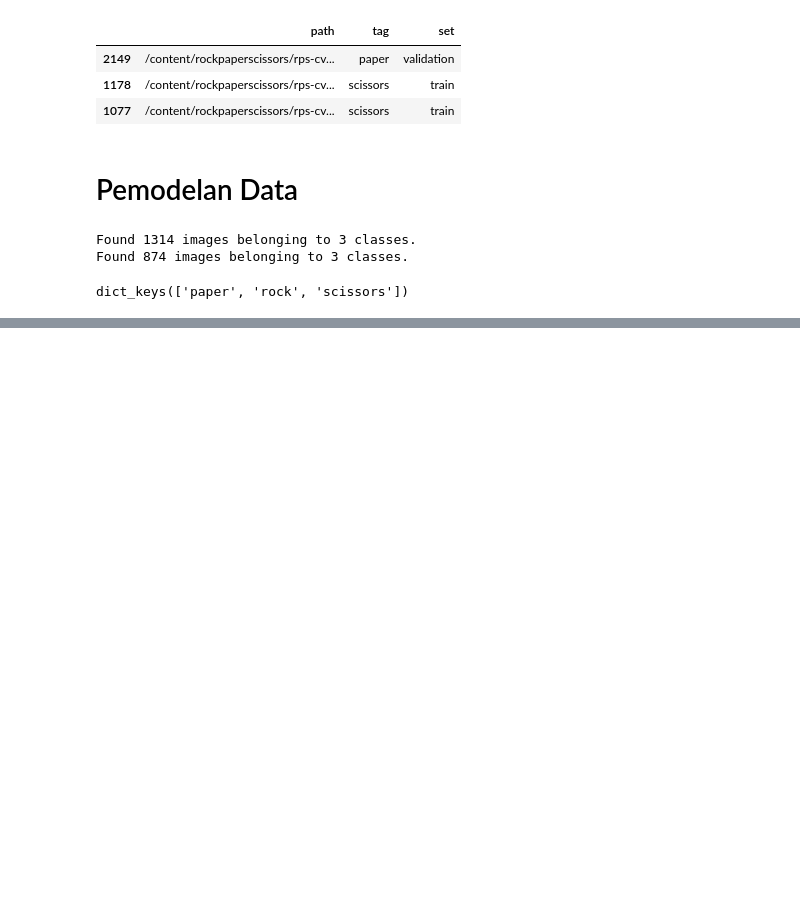
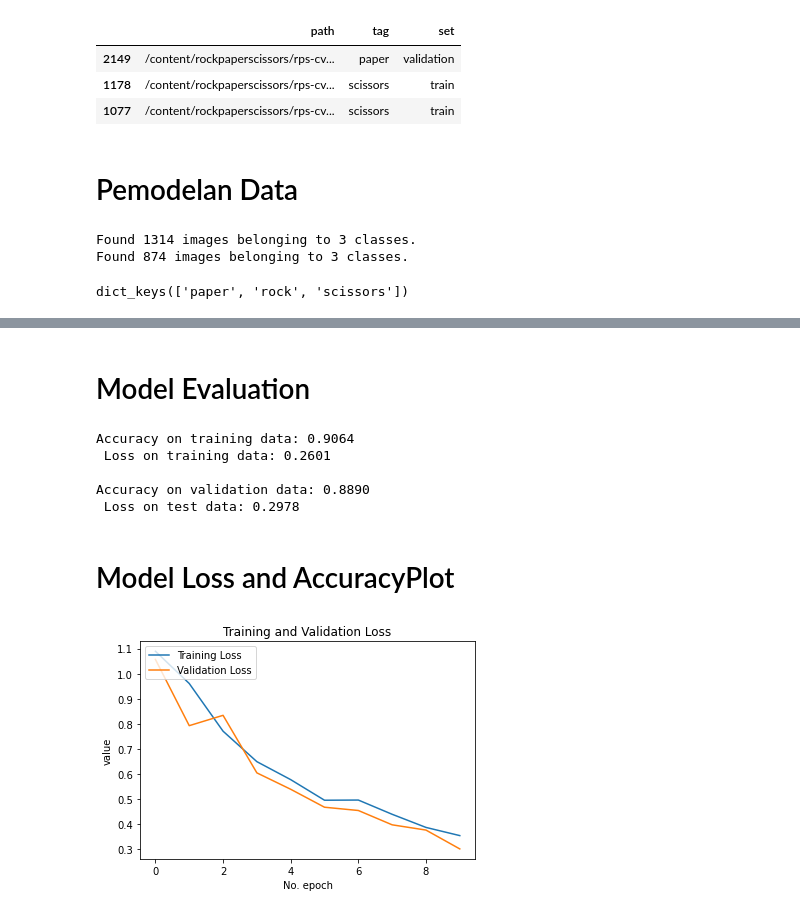
Before and after one commit to fahridika/DataScience, a Jupyter notebook: Klasifikasi_Gambar.ipynb, the cells around one changed output, grey strips where cells are left out. Cells and saved outputs as stored; diff of their text form; code cells hidden in the pictures; blank space fills up the shorter version.

```diff
--- a/Klasifikasi_Gambar.ipynb
+++ b/Klasifikasi_Gambar.ipynb
@@ -188,0 +202,4 @@ dict_keys(['paper', 'rock', 'scissors'])
+# %%
+
+train_data = tf_data_generator(train_generator, input_shape)
+val_data = tf_data_generator(val_generator, input_shape)
@@ -188,0 +258,20 @@ dict_keys(['paper', 'rock', 'scissors'])
+# %%
+class schedulerCallback(tf.keras.callbacks.Callback):
+  def scheduler(epoch):
+    if epoch < 10:
+      return 0.01
+    else:
+      return 0.01 * tf.math.exp(0.1 * (10 - epoch))
+
+callbacks = schedulerCallback()
+
+reduceROn = tf.keras.callbacks.ReduceLROnPlateau(monitor='val_loss', factor=0.2, patience=5, min_lr=0.01)
+# %%
+history = model.fit(x=train_data,
+          steps_per_epoch=len(train_generator),
+          epochs=epoch,
+          validation_data=val_data,
+          validation_steps=len(val_generator),
+          shuffle=True,
+          callbacks=[callbacks,reduceROn],
+          verbose = 1)
@@ -188,0 +325,28 @@ dict_keys(['paper', 'rock', 'scissors'])
+# %% [markdown]
+# Model Evaluation
+# %%
+loss, acc = model.evaluate(train_data,steps=len(train_generator),verbose=0)
+print('Accuracy on training data: {:.4f} \n Loss on training data: {:.4f}'.format(acc,loss),'\n')
+
+loss, acc = model.evaluate(val_data,steps=len(val_generator),verbose=0)
+print('Accuracy on validation data: {:.4f} \n Loss on test data: {:.4f}'.format(acc,loss),'\n')
+# %% [output]
+Accuracy on training data: 0.9064
+ Loss on training data: 0.2601
+
+Accuracy on validation data: 0.8890
+ Loss on test data: 0.2978
+# %% [markdown]
+# Model Loss and AccuracyPlot
+# %%
+from matplotlib import pyplot as plt
+
+plt.plot(history.history['loss'], label='Training Loss')
+plt.plot(history.history['val_loss'], label='Validation Loss')
+plt.title('Training and Validation Loss')
+plt.ylabel('value')
+plt.xlabel('No. epoch')
+plt.legend(loc="upper left")
+plt.show()
+# %% [output]
+[figure, added]
```
Also changed, not shown: parts of 13 cells of this notebook.
